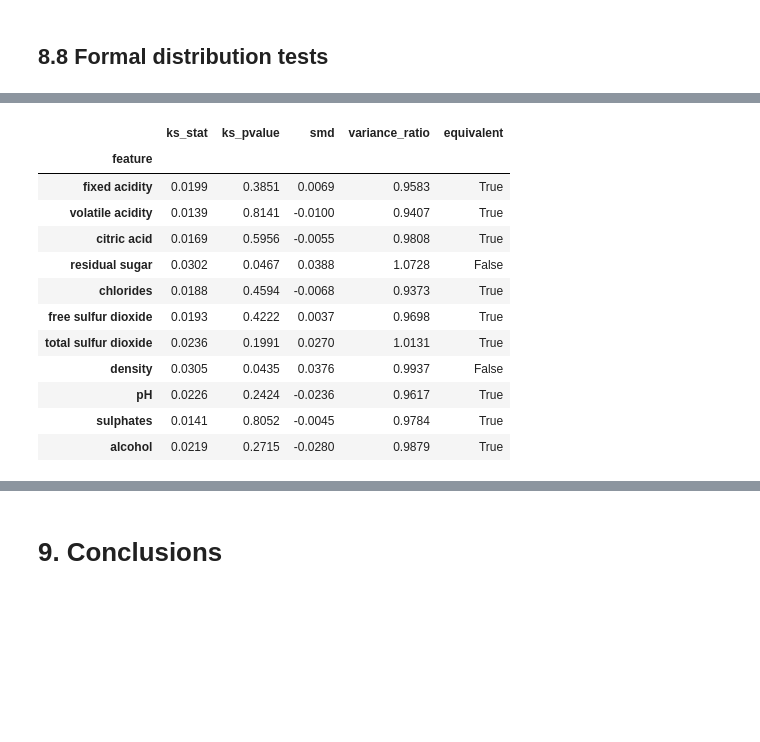
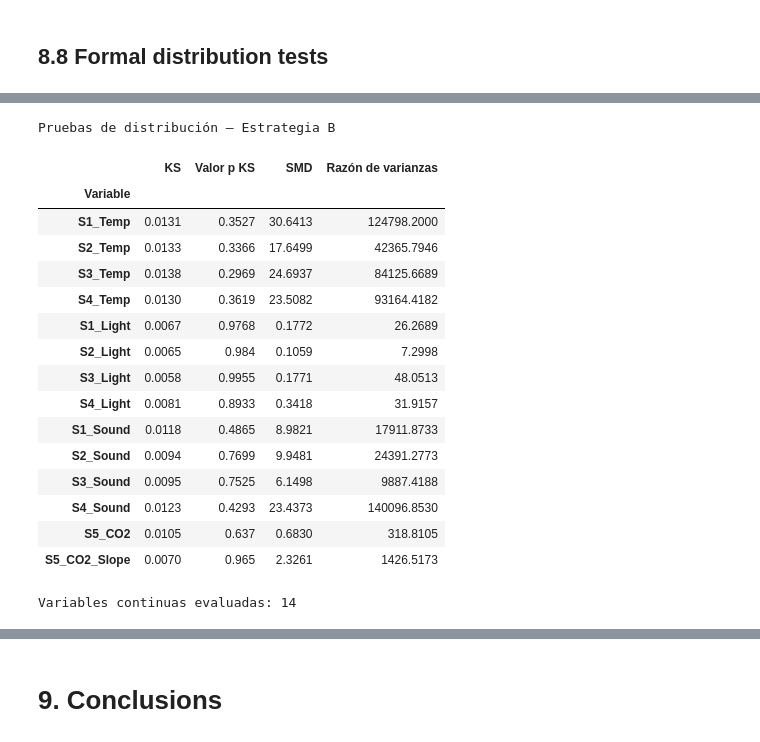
Before and after one commit to dacosgaya/-Tecnologico-de-Monterrey-MNA-Computo-en-la-nube, a Jupyter notebook: A03_A01370354.ipynb, the cells around one changed output, grey strips where cells are left out. Saved outputs shown, nothing was run; the diff lists cells and outputs as text; code cells hidden in the pictures; blank space fills up the shorter version.

```diff
--- a/A03_A01370354.ipynb
+++ b/A03_A01370354.ipynb
@@ -2994,17 +3857,2 @@ injected **errors** but not the natural tails: genuine unusual wines are still t
 # %% [markdown]
 ## 8.5 Bivariate analysis: predictors vs. wine quality
-# %%
-# Mean of each feature by quality level, one line per dataset
-means_by_quality = pd.concat(
-    [d.groupby(TARGET)[numeric_features].mean().assign(dataset=name).reset_index()
-     for name, d in datasets.items()],
-    ignore_index=True,
-)
-fig, axes = plt.subplots(4, 3, figsize=(16, 16))
-for ax, column in zip(axes.flat, numeric_features):
-    sns.lineplot(data=means_by_quality, x=TARGET, y=column, hue="dataset", palette=PALETTE,
-                 marker="o", ax=ax, legend=(column == numeric_features[0]))
-    ax.set_title(f"Mean {column} by Wine Quality")
-axes.flat[-1].axis("off")
-plt.tight_layout()
-plt.show()
@@ -3138,18 +4521,42 @@ tests_a.round(4)
 # %%
-tests_b = distribution_tests("Clean B - impute")
-tests_b.round(4)
+
+# Sección 8.8: Pruebas de distribución para la estrategia B
+
+tests_b = distribution_tests("Estrategia B")
+
+print("Pruebas de distribución — Estrategia B")
+
+display(
+    tests_b.style.format({
+        "KS": "{:.4f}",
+        "Valor p KS": "{:.4g}",
+        "SMD": "{:.4f}",
+        "Razón de varianzas": "{:.4f}"
+    })
+)
+
+assert len(tests_b) == len(continuous_columns)
+
+print(
+    f"\nVariables continuas evaluadas: {len(tests_b)}"
+)
 # %% [output]
+Pruebas de distribución — Estrategia B
-|  | ks_stat | ks_pvalue | smd | variance_ratio | equivalent |
-| feature |  |  |  |  |  |
-| fixed acidity | 0.0199 | 0.3851 | 0.0069 | 0.9583 | True |
-| volatile acidity | 0.0139 | 0.8141 | -0.0100 | 0.9407 | True |
-| citric acid | 0.0169 | 0.5956 | -0.0055 | 0.9808 | True |
-| residual sugar | 0.0302 | 0.0467 | 0.0388 | 1.0728 | False |
-| chlorides | 0.0188 | 0.4594 | -0.0068 | 0.9373 | True |
-| free sulfur dioxide | 0.0193 | 0.4222 | 0.0037 | 0.9698 | True |
-| total sulfur dioxide | 0.0236 | 0.1991 | 0.0270 | 1.0131 | True |
-| density | 0.0305 | 0.0435 | 0.0376 | 0.9937 | False |
-| pH | 0.0226 | 0.2424 | -0.0236 | 0.9617 | True |
-| sulphates | 0.0141 | 0.8052 | -0.0045 | 0.9784 | True |
-| alcohol | 0.0219 | 0.2715 | -0.0280 | 0.9879 | True |
+|  | KS | Valor p KS | SMD | Razón de varianzas |
+| Variable |  |  |  |  |
+| S1_Temp | 0.0131 | 0.3527 | 30.6413 | 124798.2000 |
+| S2_Temp | 0.0133 | 0.3366 | 17.6499 | 42365.7946 |
+| S3_Temp | 0.0138 | 0.2969 | 24.6937 | 84125.6689 |
+| S4_Temp | 0.0130 | 0.3619 | 23.5082 | 93164.4182 |
+| S1_Light | 0.0067 | 0.9768 | 0.1772 | 26.2689 |
+| S2_Light | 0.0065 | 0.984 | 0.1059 | 7.2998 |
+| S3_Light | 0.0058 | 0.9955 | 0.1771 | 48.0513 |
+| S4_Light | 0.0081 | 0.8933 | 0.3418 | 31.9157 |
+| S1_Sound | 0.0118 | 0.4865 | 8.9821 | 17911.8733 |
+| S2_Sound | 0.0094 | 0.7699 | 9.9481 | 24391.2773 |
+| S3_Sound | 0.0095 | 0.7525 | 6.1498 | 9887.4188 |
+| S4_Sound | 0.0123 | 0.4293 | 23.4373 | 140096.8530 |
+| S5_CO2 | 0.0105 | 0.637 | 0.6830 | 318.8105 |
+| S5_CO2_Slope | 0.0070 | 0.965 | 2.3261 | 1426.5173 |
+Variables continuas evaluadas: 14
 # %%
```
Also changed, not shown: parts of 39 cells of this notebook.
